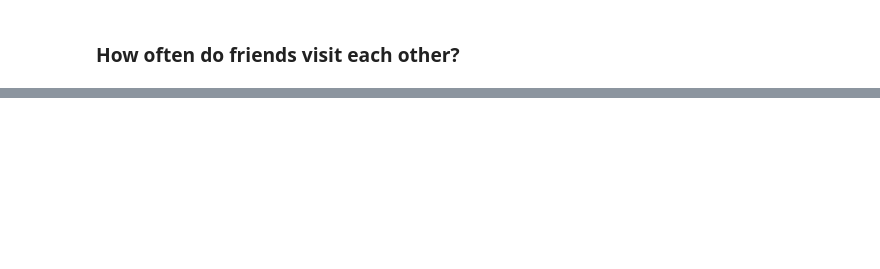
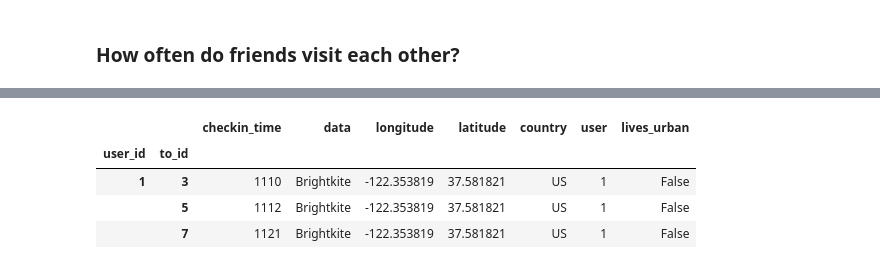
Before and after one commit to epfl-ada/ada-2020-project-milestone-p3-p3_, a Jupyter notebook: Research_question_2.ipynb, the cells around one changed output, grey strips where cells are left out. Cells and saved outputs as stored; diff of their text form; code cells hidden in the pictures; blank space fills up the shorter version.

```diff
--- a/Research_question_2.ipynb
+++ b/Research_question_2.ipynb
@@ -174,0 +172,12 @@ homes
+# %%
+# merge homes and check_ins
+bk_friend_city = bk_friend_visited.merge(B_homes, left_index = True, right_index = True)
+gw_friend_city = gw_friend_visited.merge(G_homes, left_index = True, right_index = True)
+bk_gw_friend_city = bk_friend_city.append(gw_friend_city)
+bk_gw_friend_city.head(3)
+# %% [output]
+|  |  | checkin_time | data | longitude | latitude | country | user | lives_urban |
+| user_id | to_id |  |  |  |  |  |  |  |
+| 1 | 3 | 1110 | Brightkite | -122.353819 | 37.581821 | US | 1 | False |
+|  | 5 | 1112 | Brightkite | -122.353819 | 37.581821 | US | 1 | False |
+|  | 7 | 1121 | Brightkite | -122.353819 | 37.581821 | US | 1 | False |
```
Also changed, not shown: parts of 31 cells of this notebook, 3 other files.
